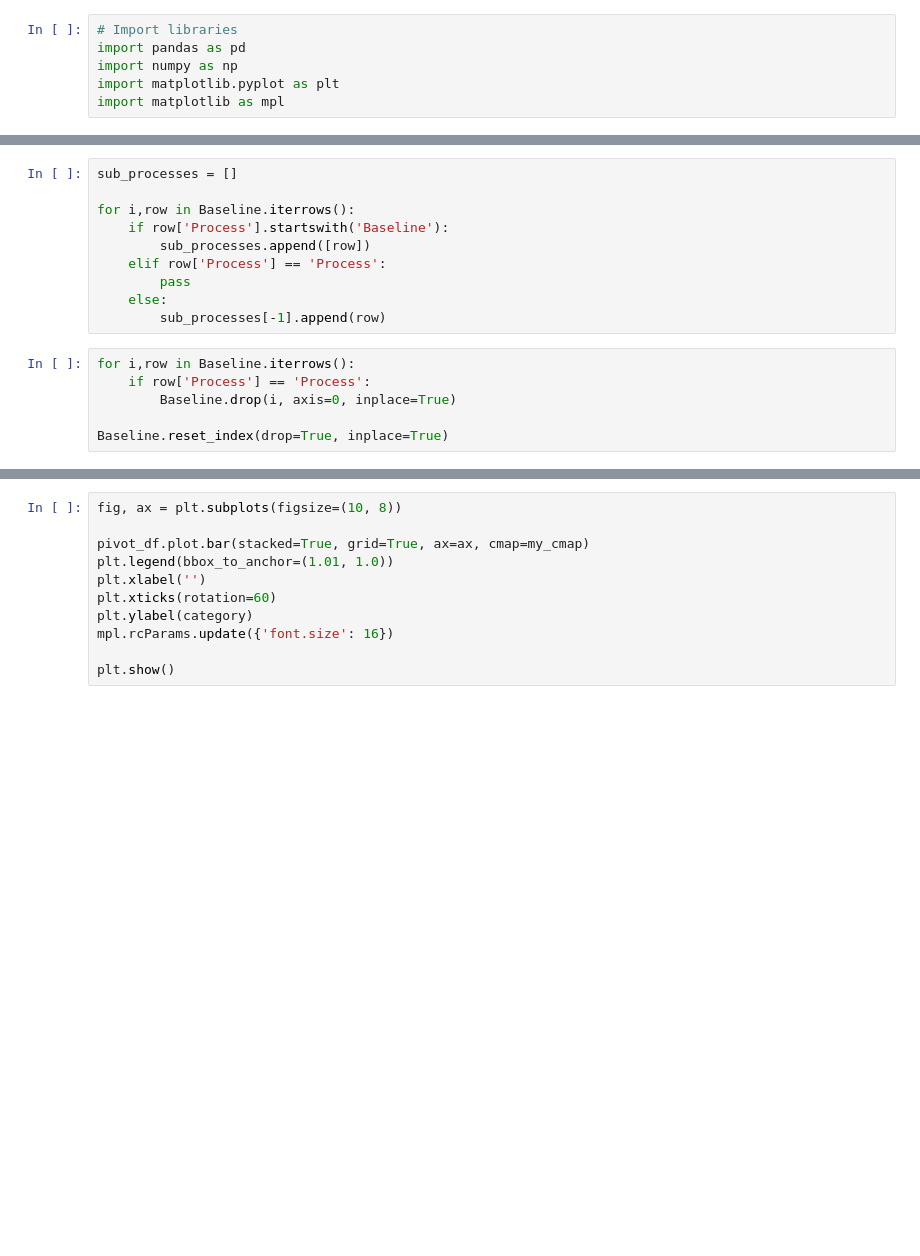
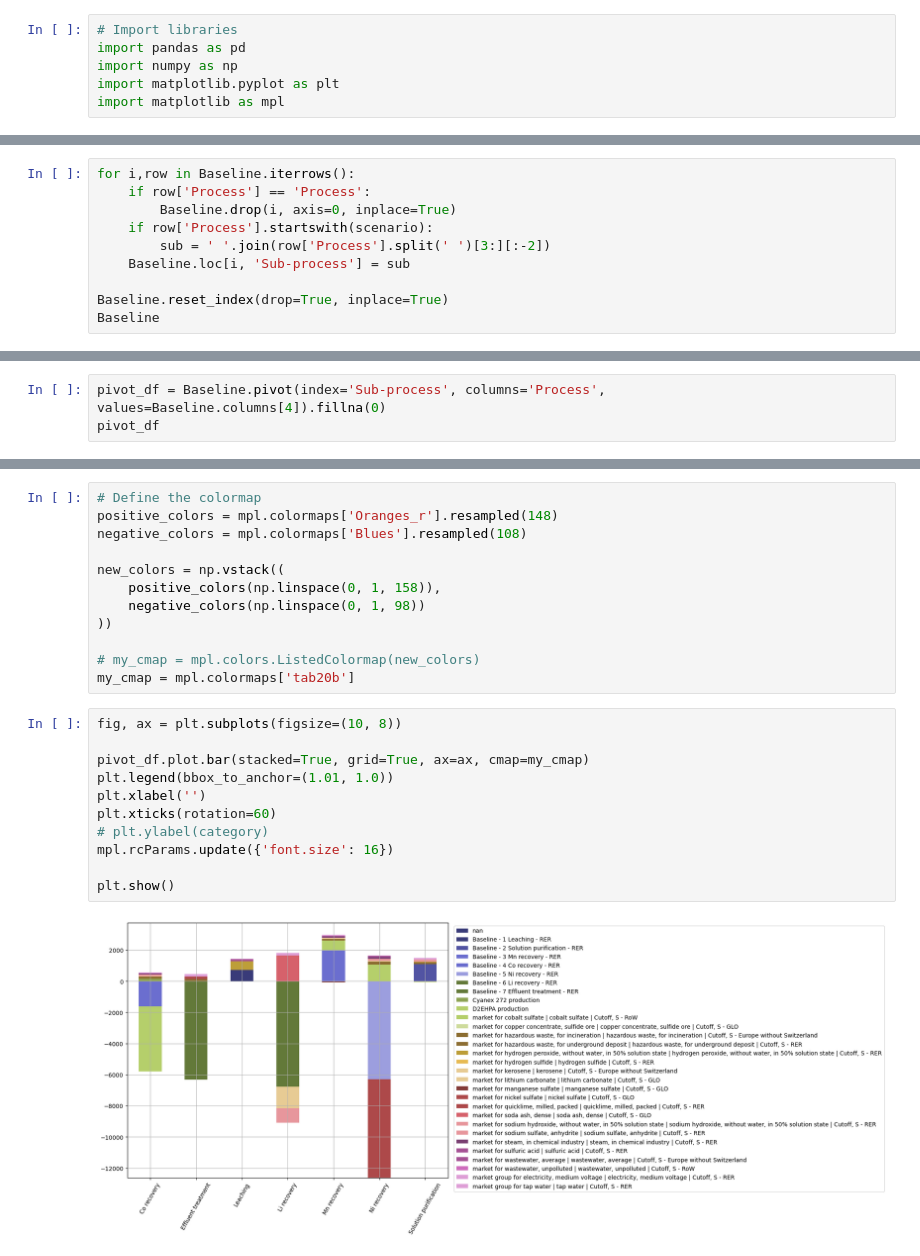
Before and after one commit to laphei/openlca-contributor, a Jupyter notebook: manual_contributor.ipynb, the cells around one changed output, grey strips where cells are left out. Drawn from its saved outputs; the diff is of its cells as text; blank space fills up the shorter version.

```diff
--- a/manual_contributor.ipynb
+++ b/manual_contributor.ipynb
@@ -17,16 +19,10 @@ Baseline = pd.read_excel('..\Baseline_contributions.xlsx', 'A').dropna()
-# %%
-sub_processes = []
-
-for i,row in Baseline.iterrows():
-    if row['Process'].startswith('Baseline'):
-        sub_processes.append([row])
-    elif row['Process'] == 'Process':
-        pass
-    else:
-        sub_processes[-1].append(row)
 # %%
 for i,row in Baseline.iterrows():
     if row['Process'] == 'Process':
         Baseline.drop(i, axis=0, inplace=True)
+    if row['Process'].startswith(scenario):
+        sub = ' '.join(row['Process'].split(' ')[3:][:-2])
+    Baseline.loc[i, 'Sub-process'] = sub
 
 Baseline.reset_index(drop=True, inplace=True)
+Baseline
@@ -52,0 +43,3 @@ Baseline
+# %%
+pivot_df = Baseline.pivot(index='Sub-process', columns='Process', values=Baseline.columns[4]).fillna(0)
+pivot_df
@@ -53,11 +57,25 @@ Baseline
+# %%
+# Define the colormap
+positive_colors = mpl.colormaps['Oranges_r'].resampled(148)
+negative_colors = mpl.colormaps['Blues'].resampled(108)
+
+new_colors = np.vstack((
+    positive_colors(np.linspace(0, 1, 158)),
+    negative_colors(np.linspace(0, 1, 98))
+))
+
+# my_cmap = mpl.colors.ListedColormap(new_colors)
+my_cmap = mpl.colormaps['tab20b']
 # %%
 fig, ax = plt.subplots(figsize=(10, 8))
 
 pivot_df.plot.bar(stacked=True, grid=True, ax=ax, cmap=my_cmap)
 plt.legend(bbox_to_anchor=(1.01, 1.0))
 plt.xlabel('')
 plt.xticks(rotation=60)
-plt.ylabel(category)
+# plt.ylabel(category)
 mpl.rcParams.update({'font.size': 16})
 
 plt.show()
+# %% [output]
+[figure, added]
```
Also changed, not shown: parts of 5 cells of this notebook.
